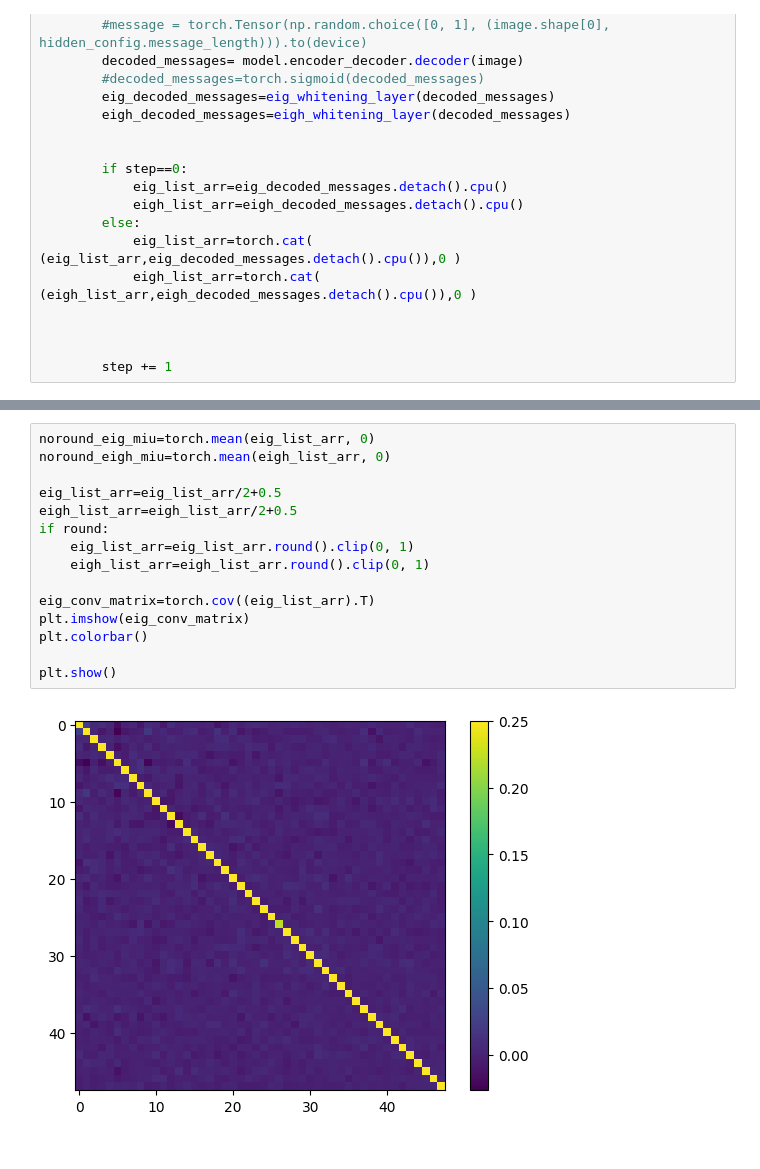
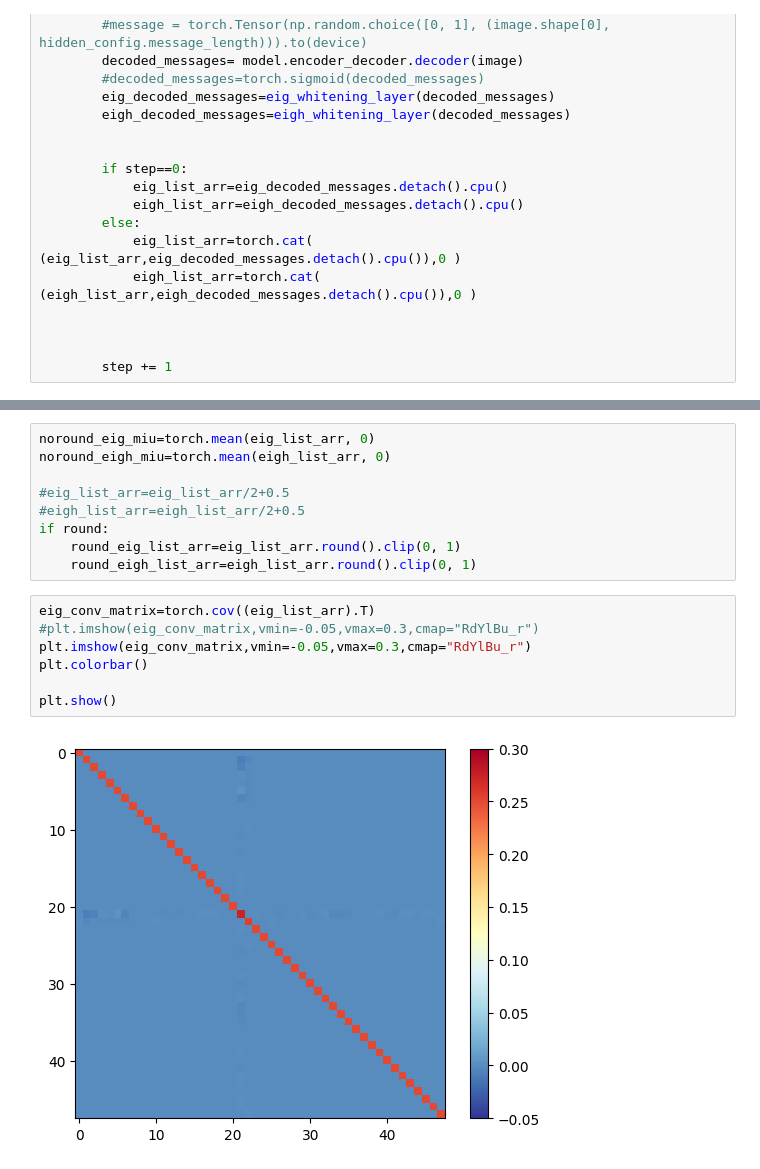
Before and after one commit to csiejimmyliu/HiDDeN_experiment, a Jupyter notebook: ss_HiDDeN/whitening.ipynb, the cells around one changed output, grey strips where cells are left out. Cells and saved outputs as stored; diff of their text form.

```diff
--- a/ss_HiDDeN/whitening.ipynb
+++ b/ss_HiDDeN/whitening.ipynb
@@ -280,19 +274,20 @@ tensor([[ 0.7852,  0.2305, -0.0056,  0.5586, -1.2534, -0.1141,  0.1024,  0.2295,
 noround_eig_miu=torch.mean(eig_list_arr, 0)
 noround_eigh_miu=torch.mean(eigh_list_arr, 0)
 
-eig_list_arr=eig_list_arr/2+0.5
-eigh_list_arr=eigh_list_arr/2+0.5
+#eig_list_arr=eig_list_arr/2+0.5
+#eigh_list_arr=eigh_list_arr/2+0.5
 if round:
-    eig_list_arr=eig_list_arr.round().clip(0, 1)
-    eigh_list_arr=eigh_list_arr.round().clip(0, 1)
-
-eig_conv_matrix=torch.cov((eig_list_arr).T)
-plt.imshow(eig_conv_matrix)
-plt.colorbar()
-
-plt.show()
+    round_eig_list_arr=eig_list_arr.round().clip(0, 1)
+    round_eigh_list_arr=eigh_list_arr.round().clip(0, 1)
-# %% [output]
-[figure, removed]
+# %%
+eig_conv_matrix=torch.cov((eig_list_arr).T)
+#plt.imshow(eig_conv_matrix,vmin=-0.05,vmax=0.3,cmap="RdYlBu_r")
+plt.imshow(eig_conv_matrix,vmin=-0.05,vmax=0.3,cmap="RdYlBu_r")
+plt.colorbar()
+
+plt.show()
+# %% [output]
+[figure, added]
 # %%
 print(torch.diag(eig_conv_matrix))
 # %% [output]
```
Also changed, not shown: parts of 19 cells of this notebook, 6 other files.
